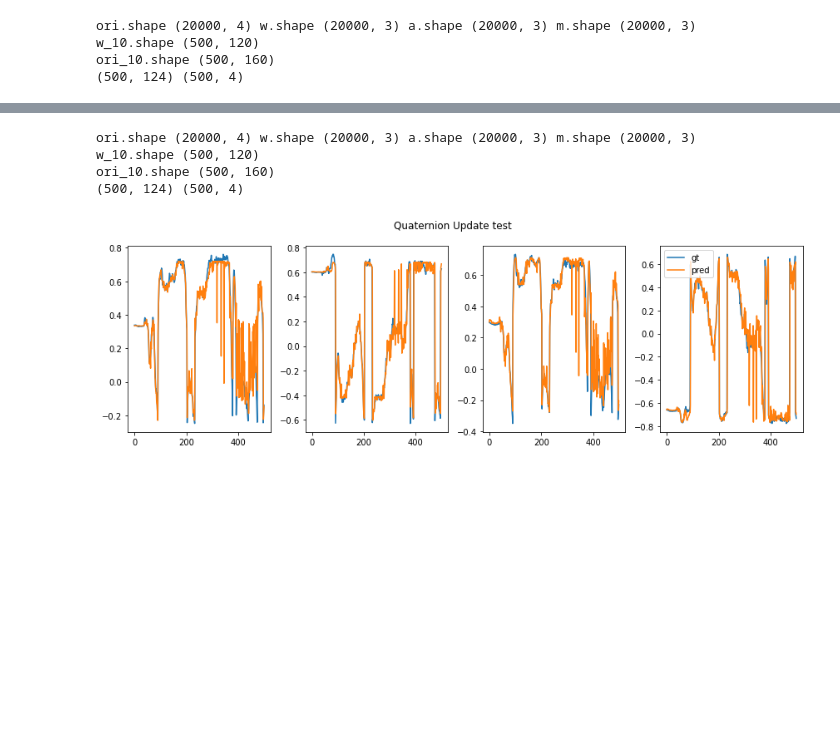
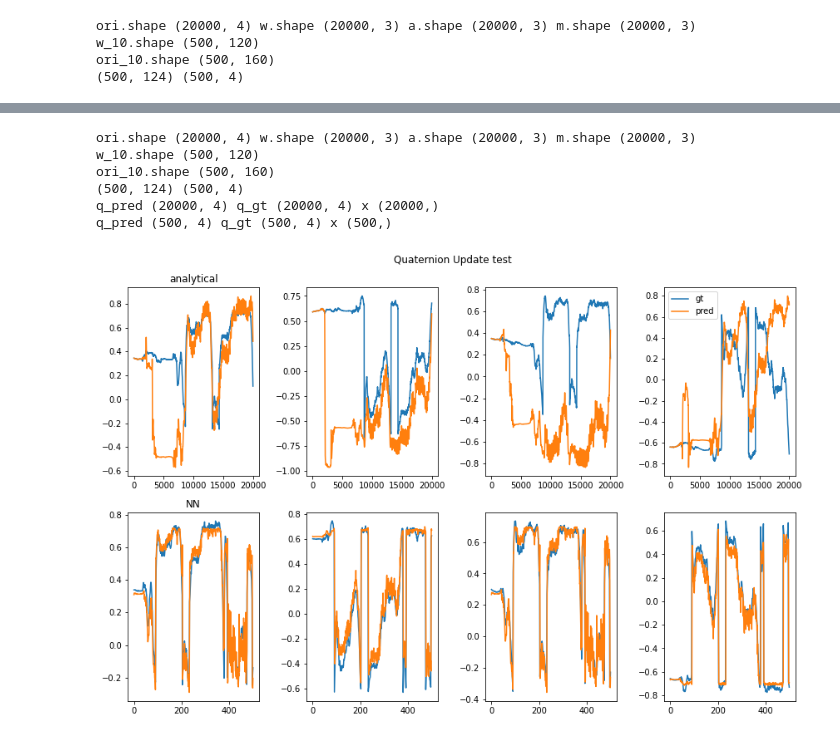
Before and after one commit to tonton-golio/inertial_navigation_transformer, a Jupyter notebook: playground_notebooks/quaternion_update_anton.ipynb, the cells around one changed output, grey strips where cells are left out. Saved outputs shown, nothing was run; the diff lists cells and outputs as text; code cells hidden in the pictures; blank space fills up the shorter version.

```diff
--- a/playground_notebooks/quaternion_update_anton.ipynb
+++ b/playground_notebooks/quaternion_update_anton.ipynb
@@ -21,10 +21,10 @@ N = 20000
 # 100 time steps
 q_gt = data_dict['pose/tango_ori'][:N]
 dt = data_dict['synced/time'][1] - data_dict['synced/time'][0]
-q_pred = np.zeros((N,4))
-q_pred[0] = q_gt[0]
+q_pred_ana = np.zeros((N,4))
+q_pred_ana[0] = q_gt[0]
 factor= .0025                                # has been set arbitrarily
 for i in range(1,N):
-    q_pred[i] = Theta(w[i]*factor, dt=dt)@q_pred[i-1]
+    q_pred_ana[i] = Theta(w[i]*factor, dt=dt)@q_pred_ana[i-1]
 # %%
 # plot
@@ -140,13 +155,13 @@ train_loader = torch.utils.data.DataLoader(train_dataset, batch_size=128, shuffl
 test_loader = torch.utils.data.DataLoader(test_dataset, batch_size=128, shuffle=False)
 # %%
 # optimizer
-optimizer = optim.Adam(net.parameters(), lr=0.0001)
+optimizer = optim.Adam(net.parameters(), lr=0.001)
 
 # loss function
 criterion = nn.L1Loss()
 
 # train
-num_epochs = 1000
+num_epochs = 100
 
 for epoch in range(num_epochs):
     running_loss = 0.0
@@ -190,31 +205,37 @@ Test loss: 0.04583
 # %%
 # testing unseen
 
 n_unseen = 20000
 start, end = 5000, 5000+n_unseen
 #start, end = 0, n_unseen
 
 
 X_unseen, y_unseen = get_data(start=start, stop=end)
 
 
 y_pred = []
 with torch.no_grad():
     for i in range(len(X_unseen)):
         if i > 0:
             X_unseen[i, 0:4] = y_pred[i-1]
         inputs = torch.from_numpy(X_unseen[i]).float()
         outputs = net(inputs)
         y_pred.append(outputs.numpy())
 
 
 y_pred = np.array(y_pred)
-plot_quat(y_unseen, y_pred)
+q_gts = [q_gt, y_unseen]
+q_preds = [q_pred_ana, y_pred]
+xs = [np.arange(len(q_gt)), np.arange(len(y_unseen))]
+plot_quat(q_gts, q_preds, xs, names = ['analytical', 'NN'])
+plt.savefig('../assets/quat_nn.png')
 # %% [output]
 ori.shape (20000, 4) w.shape (20000, 3) a.shape (20000, 3) m.shape (20000, 3)
 w_10.shape (500, 120)
 ori_10.shape (500, 160)
 (500, 124) (500, 4)
+q_pred (20000, 4) q_gt (20000, 4) x (20000,)
+q_pred (500, 4) q_gt (500, 4) x (500,)
-[figure, old version]
+[figure, new version]
 # %%
 # so i think we might have a problem due to the fact that we have limit precision and  we are sampling very often. So the angular velocity doesnt have time to change the quaternion below the precision limit. As such we could try to only compare every 10 samples or so.
```
Also changed, not shown: parts of 2 cells of this notebook.
